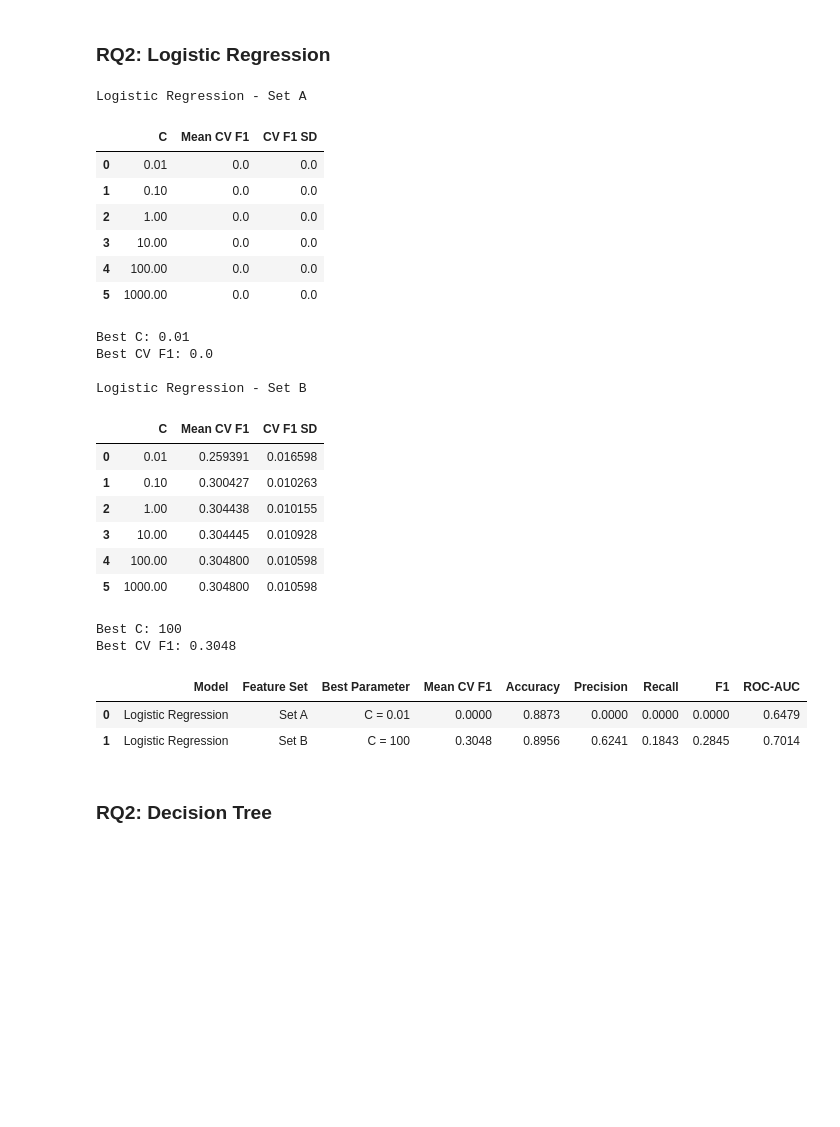
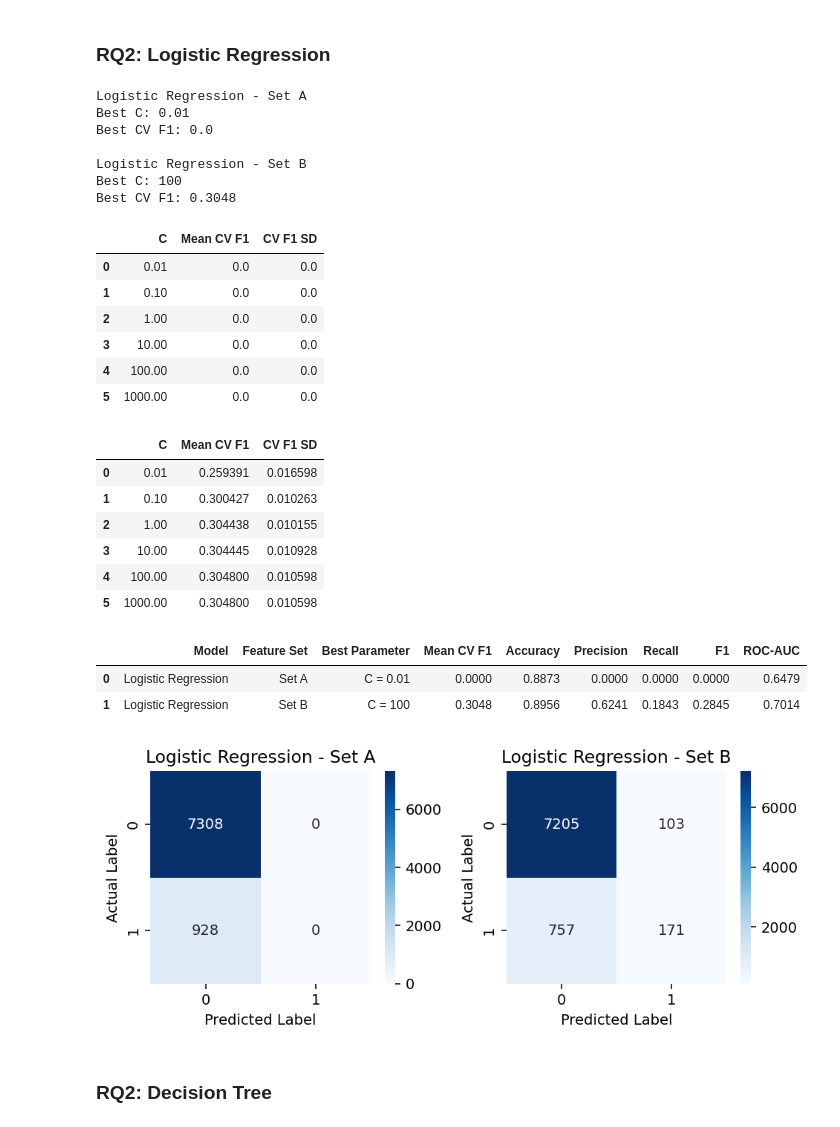
Before and after one commit to FredZ-U/COOMP-90049-Project2, a Jupyter notebook: A2_Bank_Marketing_Final.ipynb, the cells around one changed output. Saved outputs shown, nothing was run; the diff lists cells and outputs as text; code cells hidden in the pictures; blank space fills up the shorter version.

```diff
--- a/A2_Bank_Marketing_Final.ipynb
+++ b/A2_Bank_Marketing_Final.ipynb
@@ -1637,6 +1664,9 @@ rq2_sets = {
 # %%
 from sklearn.linear_model import LogisticRegression
 from sklearn.model_selection import cross_validate
+import matplotlib.pyplot as plt
+import seaborn as sns
+from sklearn.metrics import confusion_matrix
 
 C_values = [0.01, 0.1, 1, 10, 100, 1000]
 
@@ -1765,39 +1795,96 @@ for set_name, data in rq2_sets.items():
         "Feature Set": set_name,
         "Best Parameter": f"C = {best_C}",
         "Mean CV F1": lr_rq2_best[set_name]["Mean CV F1"],
         **rq2_metrics
     })
 
 
 # Convert results to table
 lr_rq2_results_df = pd.DataFrame(lr_rq2_results)
 
 display(lr_rq2_results_df.round(4))
+
+# RQ2 Logistic Regression - Test Confusion Matrices
+
+lr_conf_matrices = {}
+
+for set_name, data in rq2_sets.items():
+
+    best_C = lr_rq2_best[set_name]["C"]
+
+    model = LogisticRegression(
+        C=best_C,
+        max_iter=2000
+    )
+
+    pipeline = make_model_pipeline(
+        data["preprocessor"],
+        model
+    )
+
+    pipeline.fit(
+        data["X_train"],
+        y_train
+    )
+
+    y_pred = pipeline.predict(
+        data["X_test"]
+    )
+
+    lr_conf_matrices[set_name] = confusion_matrix(
+        y_test,
+        y_pred
+    )
+
+
+fig, axes = plt.subplots(1, 2, figsize=(7, 3))
+
+for ax, (set_name, matrix) in zip(
+    axes,
+    lr_conf_matrices.items()
+):
+    sns.heatmap(
+        matrix,
+        annot=True,
+        fmt="d",
+        cmap="Blues",
+        ax=ax
+    )
+
+    ax.set_title(
+        f"Logistic Regression - {set_name}"
+    )
+    ax.set_xlabel("Predicted Label")
+    ax.set_ylabel("Actual Label")
+
+plt.tight_layout()
+plt.show()
 # %% [output]
 Logistic Regression - Set A
+Best C: 0.01
+Best CV F1: 0.0
+
+Logistic Regression - Set B
+Best C: 100
+Best CV F1: 0.3048
 |  | C | Mean CV F1 | CV F1 SD |
 | 0 | 0.01 | 0.0 | 0.0 |
 | 1 | 0.10 | 0.0 | 0.0 |
 | 2 | 1.00 | 0.0 | 0.0 |
 | 3 | 10.00 | 0.0 | 0.0 |
 | 4 | 100.00 | 0.0 | 0.0 |
 | 5 | 1000.00 | 0.0 | 0.0 |
-Best C: 0.01
-Best CV F1: 0.0
-
-Logistic Regression - Set B
 |  | C | Mean CV F1 | CV F1 SD |
 | 0 | 0.01 | 0.259391 | 0.016598 |
 | 1 | 0.10 | 0.300427 | 0.010263 |
 | 2 | 1.00 | 0.304438 | 0.010155 |
 | 3 | 10.00 | 0.304445 | 0.010928 |
 | 4 | 100.00 | 0.304800 | 0.010598 |
 | 5 | 1000.00 | 0.304800 | 0.010598 |
-Best C: 100
-Best CV F1: 0.3048
 |  | Model | Feature Set | Best Parameter | Mean CV F1 | Accuracy | Precision | Recall | F1 | ROC-AUC |
 | 0 | Logistic Regression | Set A | C = 0.01 | 0.0000 | 0.8873 | 0.0000 | 0.0000 | 0.0000 | 0.6479 |
 | 1 | Logistic Regression | Set B | C = 100 | 0.3048 | 0.8956 | 0.6241 | 0.1843 | 0.2845 | 0.7014 |
+[figure, added]
 # %% [markdown]
 ### RQ2: Decision Tree
 # %%
```
Also changed, not shown: parts of 18 cells of this notebook.
